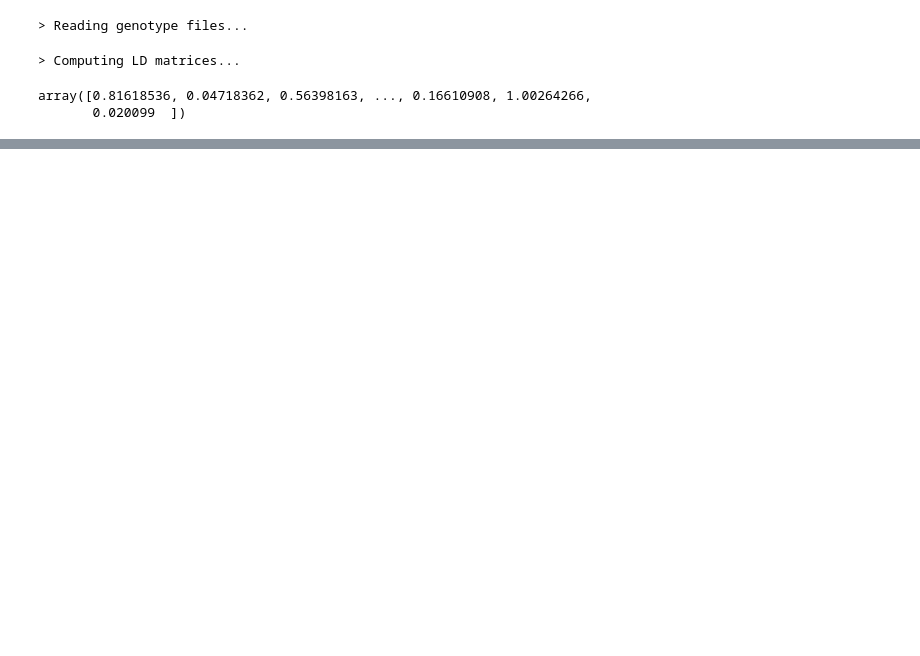
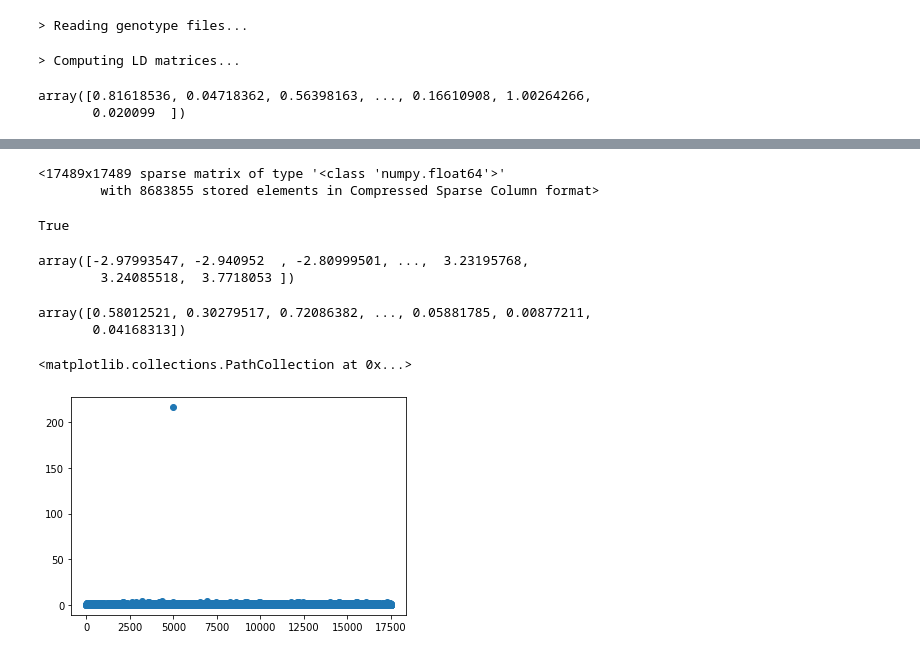
Before and after one commit to shz9/magenpy, a Jupyter notebook: notebooks/Experiments.ipynb, the cells around one changed output, grey strips where cells are left out. Saved outputs shown, nothing was run; the diff lists cells and outputs as text; code cells hidden in the pictures; blank space fills up the shorter version.

```diff
--- a/notebooks/Experiments.ipynb
+++ b/notebooks/Experiments.ipynb
@@ -26,0 +39,16 @@ array([0.81618536, 0.04718362, 0.56398163, ..., 0.16610908, 1.00264266,
+# %%
+gs.ld_cholesky_factors[0][0]
+# %% [output]
+<17489x17489 sparse matrix of type '<class 'numpy.float64'>'
+        with 8683855 stored elements in Compressed Sparse Column format>
+# %%
+b1 = gs.betas[0].compute()
+b2 = gs.betas[0].compute()
+np.allclose(b1, b2)
+# %% [output]
+True
+# %%
+np.unique(b2)
+# %% [output]
+array([-2.97993547, -2.940952  , -2.80999501, ...,  3.23195768,
+        3.24085518,  3.7718053 ])
@@ -26,0 +65,10 @@ array([0.81618536, 0.04718362, 0.56398163, ..., 0.16610908, 1.00264266,
+# %%
+log10p
+# %% [output]
+array([0.58012521, 0.30279517, 0.72086382, ..., 0.05881785, 0.00877211,
+       0.04168313])
+# %%
+plt.scatter(np.arange(len(gs.p_values[0])), gs.p_values[0].compute())
+# %% [output]
+<matplotlib.collections.PathCollection at 0x...>
+[figure, added]
```
Also changed, not shown: parts of 12 cells of this notebook, 2 other files.
